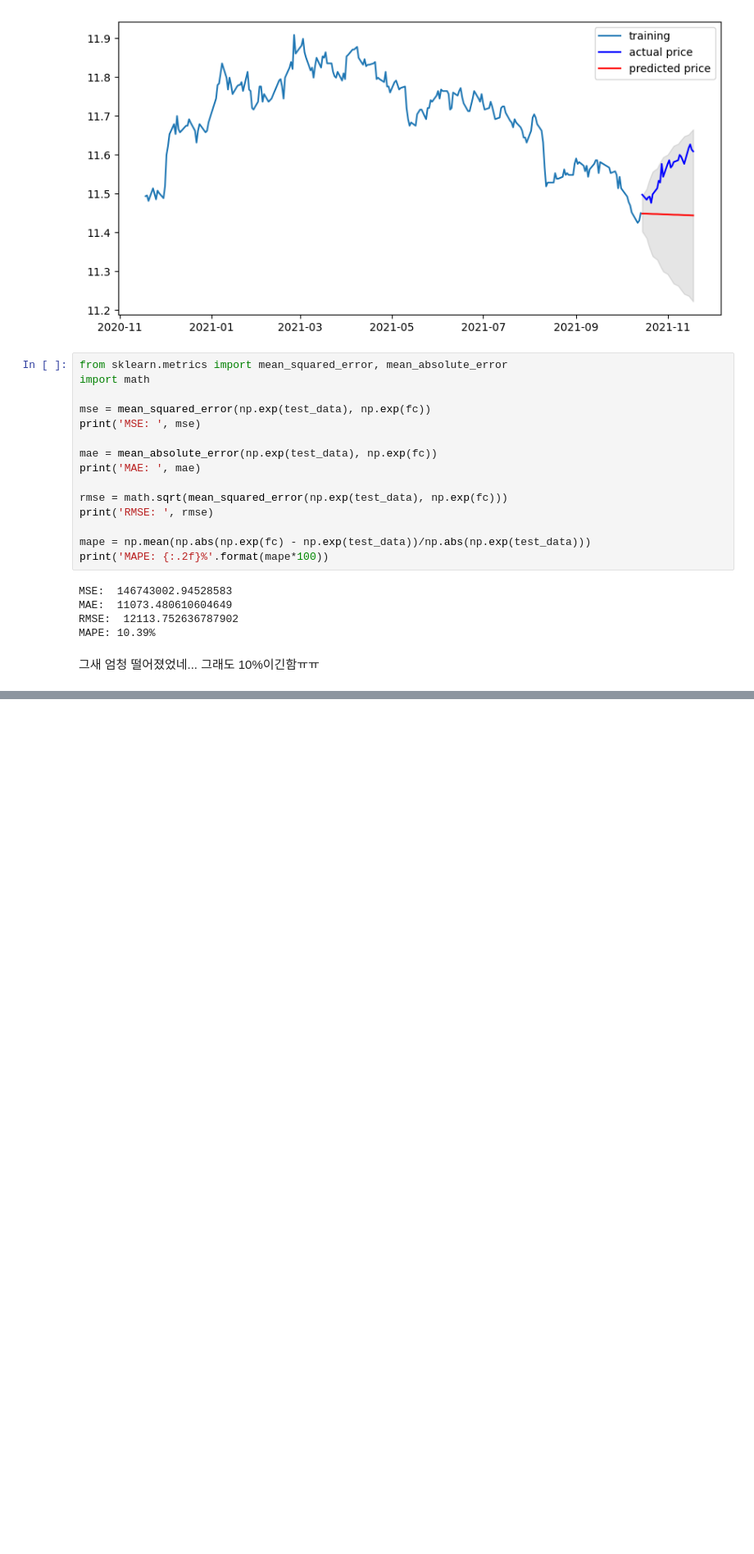
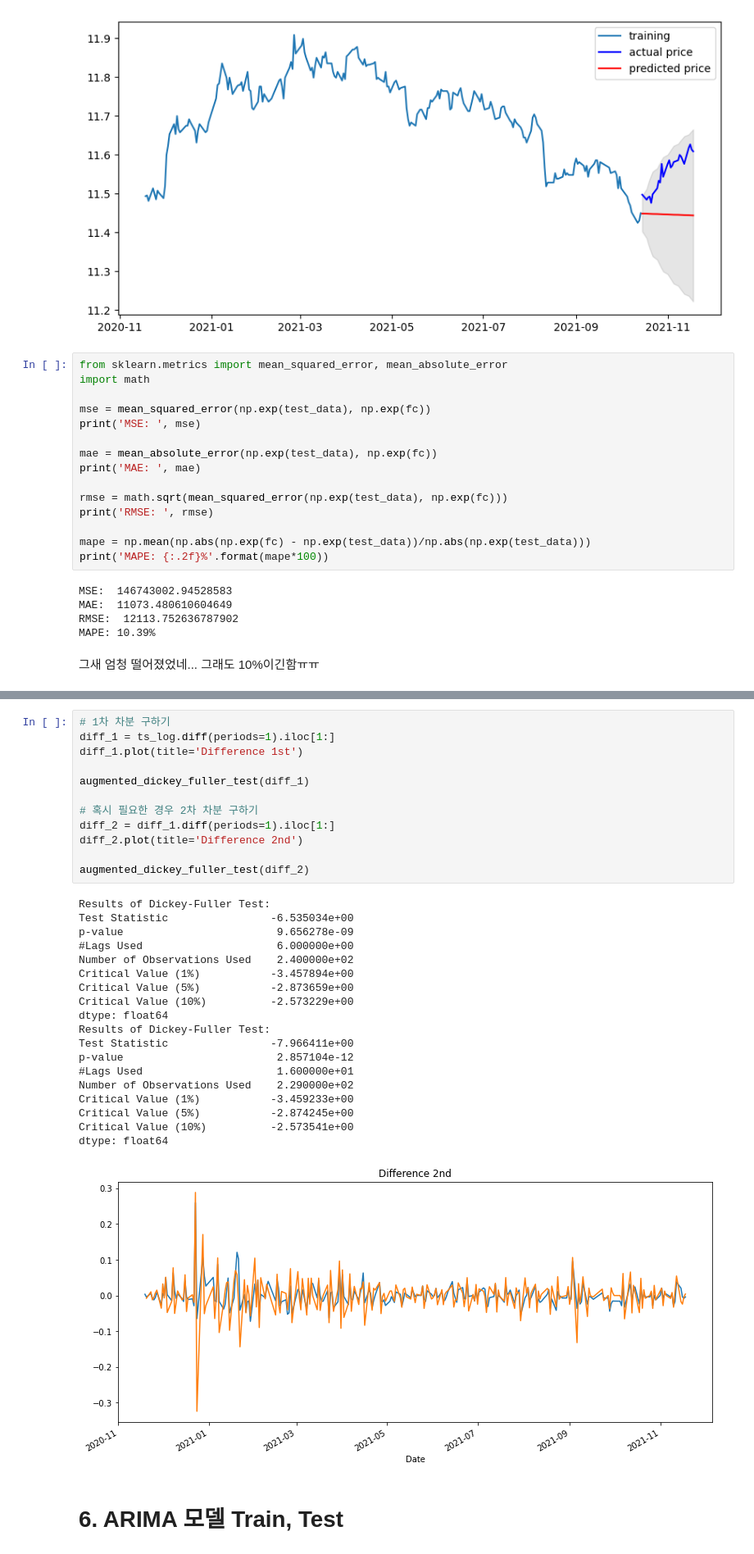
Before and after one commit to Chromis07/aiffel, a Jupyter notebook: exploration/node_14/[E-14]arima_stock.ipynb, the cells around one changed output, grey strips where cells are left out. Shown at 82% size. Cells and saved outputs as stored; diff of their text form; blank space fills up the shorter version.

```diff
--- a/exploration/node_14/[E-14]arima_stock.ipynb
+++ b/exploration/node_14/[E-14]arima_stock.ipynb
@@ -427,0 +535,34 @@ MAPE: 10.39%
+# %%
+# 1차 차분 구하기
+diff_1 = ts_log.diff(periods=1).iloc[1:]
+diff_1.plot(title='Difference 1st')
+
+augmented_dickey_fuller_test(diff_1)
+
+# 혹시 필요한 경우 2차 차분 구하기
+diff_2 = diff_1.diff(periods=1).iloc[1:]
+diff_2.plot(title='Difference 2nd')
+
+augmented_dickey_fuller_test(diff_2)
+# %% [output]
+Results of Dickey-Fuller Test:
+Test Statistic                -6.535034e+00
+p-value                        9.656278e-09
+#Lags Used                     6.000000e+00
+Number of Observations Used    2.400000e+02
+Critical Value (1%)           -3.457894e+00
+Critical Value (5%)           -2.873659e+00
+Critical Value (10%)          -2.573229e+00
+dtype: float64
+Results of Dickey-Fuller Test:
+Test Statistic                -7.966411e+00
+p-value                        2.857104e-12
+#Lags Used                     1.600000e+01
+Number of Observations Used    2.290000e+02
+Critical Value (1%)           -3.459233e+00
+Critical Value (5%)           -2.874245e+00
+Critical Value (10%)          -2.573541e+00
+dtype: float64
+[figure, added]
+# %% [markdown]
+# 6. ARIMA 모델 Train, Test
```
Also changed, not shown: parts of 17 cells of this notebook.
